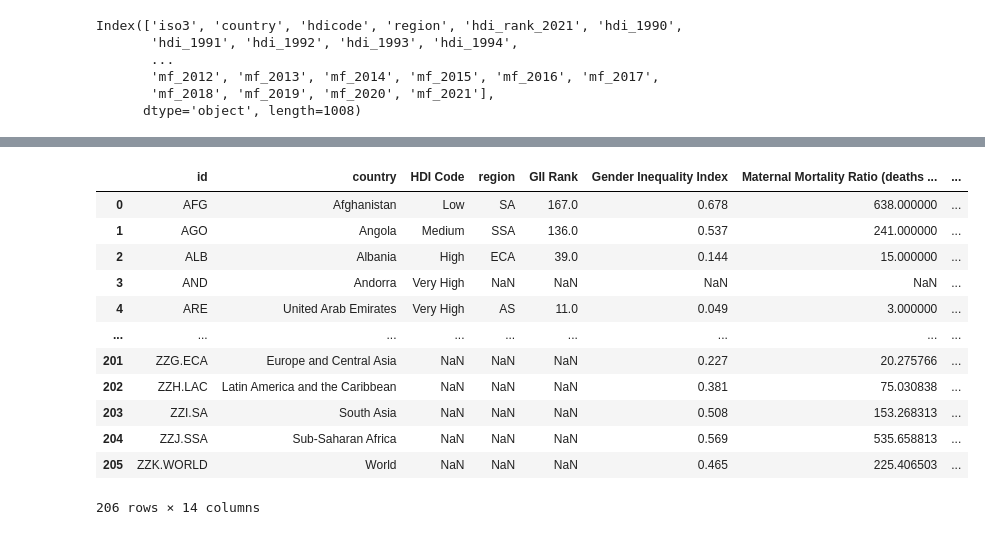
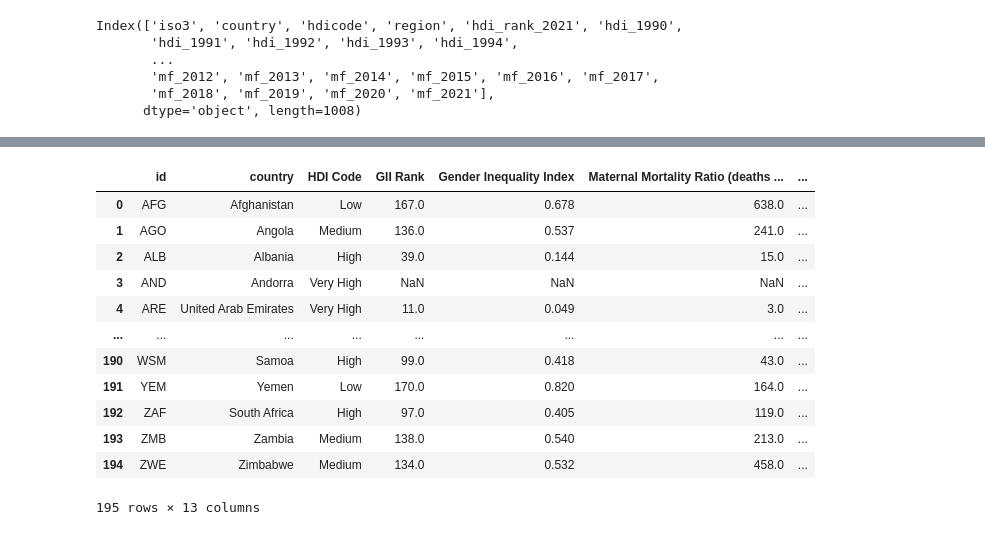
Before and after one commit to AbdullaMashaly/Human_Development_Index, a Jupyter notebook: HDI_cleaning_data.ipynb, the cells around one changed output, grey strips where cells are left out. Saved outputs shown, nothing was run; the diff lists cells and outputs as text; code cells hidden in the pictures.

```diff
--- a/HDI_cleaning_data.ipynb
+++ b/HDI_cleaning_data.ipynb
@@ -179,32 +328,36 @@ IHDI_Renamed_df
 # %%
 # Extract the columns we are interested in analyzing for the GII table for 2021 only
 
-GII_df = HDI_df.loc[:,['iso3', 'country', 'hdicode', 'region', 'gii_rank_2021', 'gii_2021', 'mmr_2021', 'abr_2021',\
+GII_df = HDI_df.loc[:,['iso3', 'country', 'hdicode', 'gii_rank_2021', 'gii_2021', 'mmr_2021', 'abr_2021',\
                     'se_f_2021', 'se_m_2021', 'pr_f_2021','pr_m_2021','lfpr_f_2021','lfpr_m_2021'
                                         ]]
 
 GII_Renamed_df= GII_df.rename(columns= {'iso3': "id", 'hdicode': 'HDI Code', 'gii_rank_2021': "GII Rank", 'gii_2021': 'Gender Inequality Index',
                                         'mmr_2021': 'Maternal Mortality Ratio (deaths per 100,000 live births)',
                                         'abr_2021': 'Adolescent Birth Rate (births per 1,000 women ages 15-19)',
                                         'se_f_2021': 'Population with at least some secondary education, female (% ages 25 and older)',
                                         'se_m_2021': 'Population with at least some secondary education, male (% ages 25 and older)',
                                         'pr_f_2021': 'Share of seats in parliament, female (% held by women)',
                                         'pr_m_2021': 'Share of seats in parliament, male (% held by men)',
                                         'lfpr_f_2021': 'Labour force participation rate, female (% ages 15 and older)',
                                         'lfpr_m_2021': 'Labour force participation rate, male (% ages 15 and older'})
 
-GII_Renamed_df
+GII_levels= GII_Renamed_df.iloc[195:199,]
+GII_regions= GII_Renamed_df.iloc[200:206,]
+GII_countries=GII_Renamed_df.iloc[0:195,]
+
+GII_countries
 # %% [output]
-|  | id | country | HDI Code | region | GII Rank | Gender Inequality Index | Maternal Mortality Ratio (deaths ... | ... |
-| 0 | AFG | Afghanistan | Low | SA | 167.0 | 0.678 | 638.000000 | ... |
-| 1 | AGO | Angola | Medium | SSA | 136.0 | 0.537 | 241.000000 | ... |
-| 2 | ALB | Albania | High | ECA | 39.0 | 0.144 | 15.000000 | ... |
-| 3 | AND | Andorra | Very High | NaN | NaN | NaN | NaN | ... |
-| 4 | ARE | United Arab Emirates | Very High | AS | 11.0 | 0.049 | 3.000000 | ... |
-| ... | ... | ... | ... | ... | ... | ... | ... | ... |
-| 201 | ZZG.ECA | Europe and Central Asia | NaN | NaN | NaN | 0.227 | 20.275766 | ... |
-| 202 | ZZH.LAC | Latin America and the Caribbean | NaN | NaN | NaN | 0.381 | 75.030838 | ... |
-| 203 | ZZI.SA | South Asia | NaN | NaN | NaN | 0.508 | 153.268313 | ... |
-| 204 | ZZJ.SSA | Sub-Saharan Africa | NaN | NaN | NaN | 0.569 | 535.658813 | ... |
-| 205 | ZZK.WORLD | World | NaN | NaN | NaN | 0.465 | 225.406503 | ... |
+|  | id | country | HDI Code | GII Rank | Gender Inequality Index | Maternal Mortality Ratio (deaths ... | ... |
+| 0 | AFG | Afghanistan | Low | 167.0 | 0.678 | 638.0 | ... |
+| 1 | AGO | Angola | Medium | 136.0 | 0.537 | 241.0 | ... |
+| 2 | ALB | Albania | High | 39.0 | 0.144 | 15.0 | ... |
+| 3 | AND | Andorra | Very High | NaN | NaN | NaN | ... |
+| 4 | ARE | United Arab Emirates | Very High | 11.0 | 0.049 | 3.0 | ... |
+| ... | ... | ... | ... | ... | ... | ... | ... |
+| 190 | WSM | Samoa | High | 99.0 | 0.418 | 43.0 | ... |
+| 191 | YEM | Yemen | Low | 170.0 | 0.820 | 164.0 | ... |
+| 192 | ZAF | South Africa | High | 97.0 | 0.405 | 119.0 | ... |
+| 193 | ZMB | Zambia | Medium | 138.0 | 0.540 | 213.0 | ... |
+| 194 | ZWE | Zimbabwe | Medium | 134.0 | 0.532 | 458.0 | ... |
-206 rows × 14 columns
+195 rows × 13 columns
```
Also changed, not shown: parts of 20 cells of this notebook, 22 other files.
